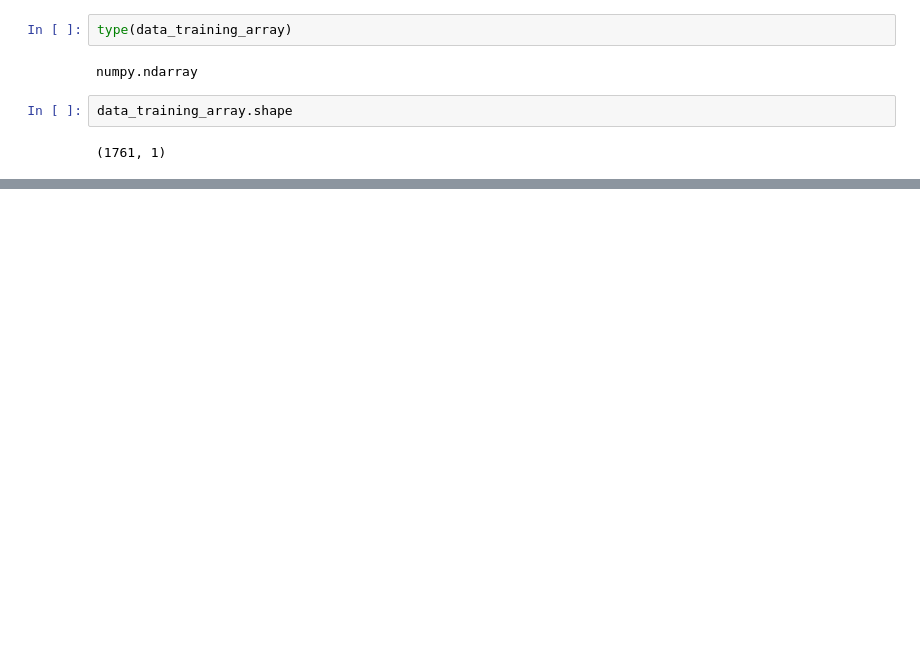
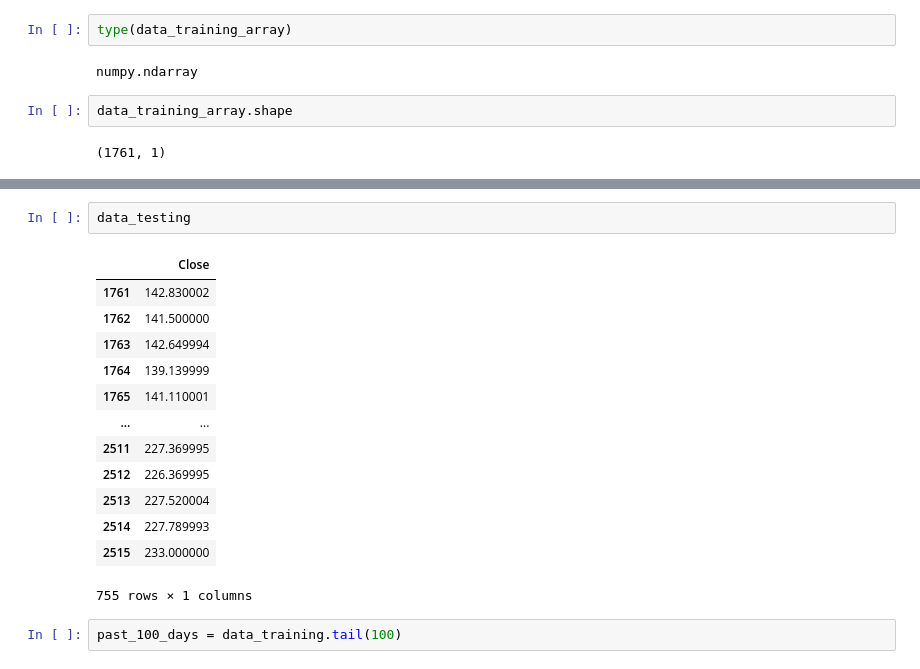
Before and after one commit to iamarjunc/stock-prediction-portal, a Jupyter notebook: Resources/Stock Prediction Using LSTM.ipynb, the cells around one changed output, grey strips where cells are left out. Drawn from its saved outputs; the diff is of its cells as text; blank space fills up the shorter version.

```diff
--- a/Resources/Stock Prediction Using LSTM.ipynb
+++ b/Resources/Stock Prediction Using LSTM.ipynb
@@ -299,0 +427,18 @@ data_training_array.shape
+# %%
+data_testing
+# %% [output]
+|  | Close |
+| 1761 | 142.830002 |
+| 1762 | 141.500000 |
+| 1763 | 142.649994 |
+| 1764 | 139.139999 |
+| 1765 | 141.110001 |
+| ... | ... |
+| 2511 | 227.369995 |
+| 2512 | 226.369995 |
+| 2513 | 227.520004 |
+| 2514 | 227.789993 |
+| 2515 | 233.000000 |
+755 rows × 1 columns
+# %%
+past_100_days = data_training.tail(100)
```
Also changed, not shown: parts of 51 cells of this notebook, 2 other files.
